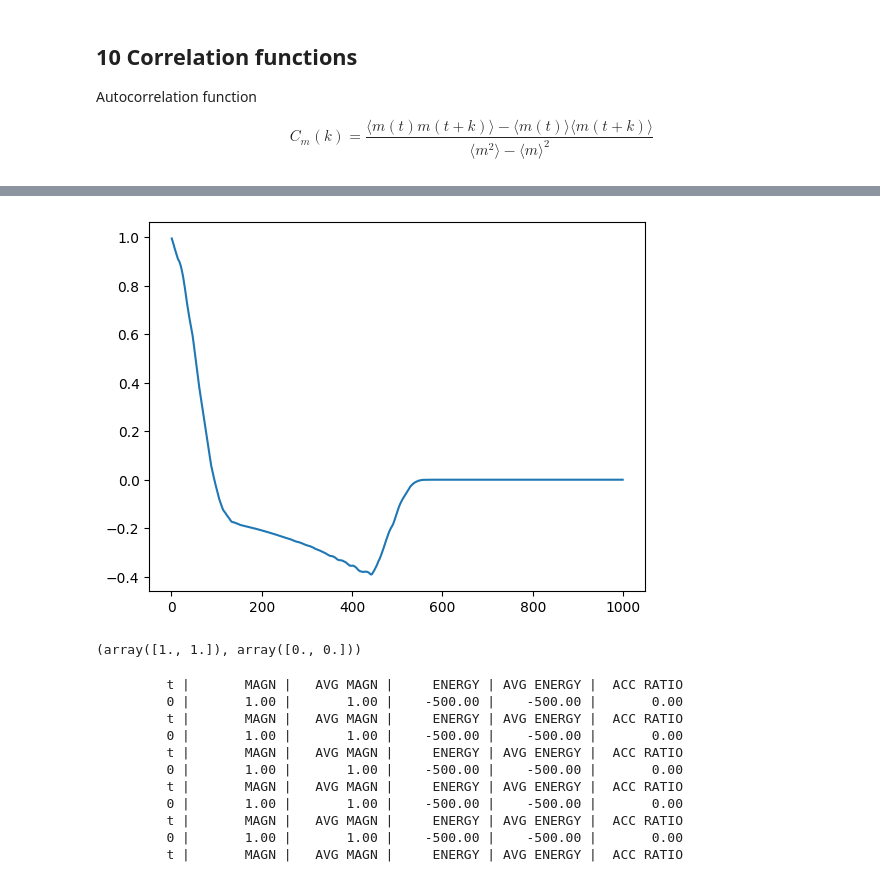
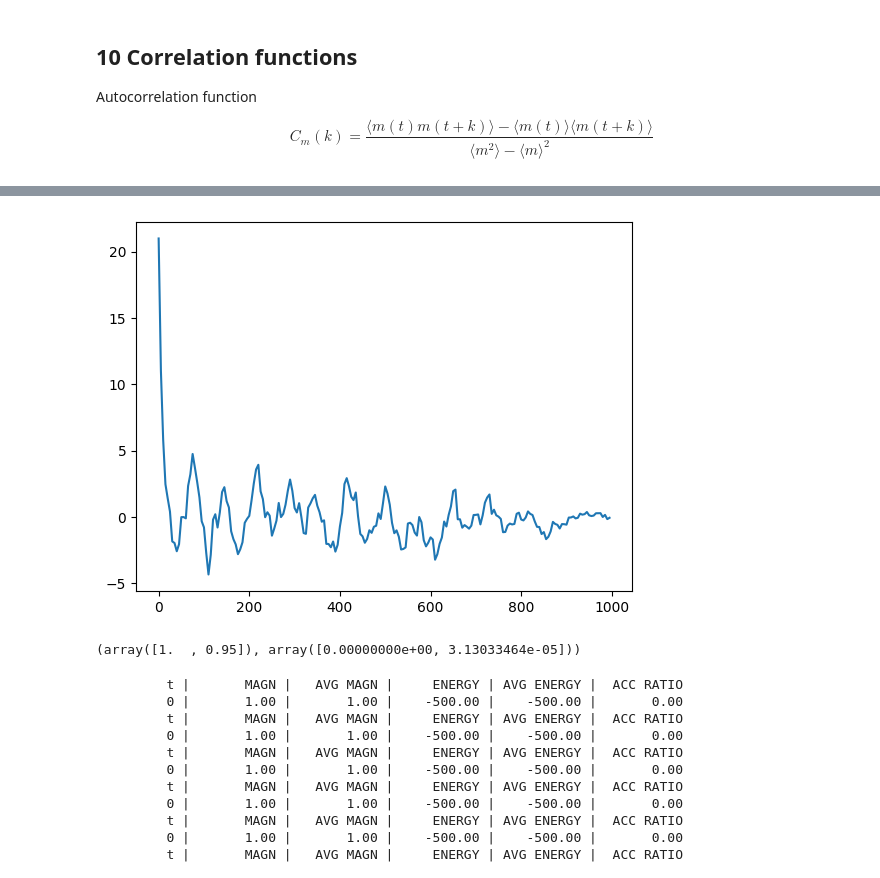
Before and after one commit to jocelas/ACOMP, a Jupyter notebook: sht3/ising_mc.ipynb, the cells around one changed output, grey strips where cells are left out. Cells and saved outputs as stored; diff of their text form; code cells hidden in the pictures.

```diff
--- a/sht3/ising_mc.ipynb
+++ b/sht3/ising_mc.ipynb
@@ -388,11 +412,11 @@ import matplotlib.pyplot as plt
 pars = dict(
     system_size = 100,
     h_over_j = 0.0,
-    init_strategy = "all-up",
+    init_strategy = "random",
     boundary_conditions = "pbc",
-    T=0.4,
-    i_stats = 10,
-    i_stats_out = 10000
+    T=1.2,
+    i_stats = 1,
+    i_stats_out = 1
 )
 
 system = IsingModelMC_1D(pars)
@@ -431,5 +455,5 @@ plt.show()
 # %%
-def compute_autocorrelation(steps, magnetization):
+def compute_autocorrelation_old(steps, magnetization):
     autocorr = empty(steps)
     for k in range(steps):
         m_avg = mean(magnetization[:-k])
@@ -440,15 +464,40 @@ def compute_autocorrelation(steps, magnetization):
         corr /= (steps-k)
         autocorr[k] = corr - m_avg * m_k_avg
     return autocorr
+# %%
+def compute_autocorrelation(m): #chatGPT
+    m = asarray(m, dtype=float)
+    N = m.size
+
+    # mean and variance (population var)
+    mu = m.mean()
+    var = m.var()
+
+    # demeaned series
+    x = m - mu
+
+    # full autocovariance via FFT-based correlate (faster for large N)
+    # 'full' delivers lags from -(N-1) to +(N-1)
+    acov_full = correlate(x, x, mode='full') / N
+
+    # take only non-negative lags (from 0 to N-1)
+    acov = acov_full[N-1:]
+
+    # normalize by variance to get autocorrelation
+    return acov / var
 # %%
-magnetization_variance = var(magnetization)
+skip = 5
 
-normalized_autocorrelation_function = compute_autocorrelation(steps, magnetization) / magnetization_variance
 
-plt.plot(arange(steps), normalized_autocorrelation_function)
+magnetization_variance = var(magnetization[::skip])
+
+
+normalized_autocorrelation_function = compute_autocorrelation(magnetization[::skip]) / magnetization_variance
+
+plt.plot(arange(steps)[::skip], normalized_autocorrelation_function)
 plt.show()
 # %% [output]
-[figure, old version]
+[figure, new version]
 # %%
 def spin_correlation_analytical(r, T, h_over_j):
     '''
@@ -467,19 +516,19 @@ def spin_correlation_analytical(r, T, h_over_j):
 
     # full two-point function
     return m**2 + (1 - m**2) * (lam2/lam1)**r
-
-def spin_correlation_numerical(system, steps, r):
-
-    if (r >= system.N).any() or (r < 0).any():
-        raise ValueError("Index out of bounds.")
-
-    spin_correlation = empty((steps,len(r)))
-    for i in range(steps):
-        for j in range(len(r)):
-            spin_correlation[i,j] = system.config[0] * system.config[r[j]]
-            system.do_sweep()
-    return mean(spin_correlation, axis = 0), std(spin_correlation, axis = 0, ddof = 1)/system.N**2
-
-spin_correlation_numerical(system, 200, array([1,5]))
-# %% [output]
-(array([1., 1.]), array([0., 0.]))
+# %%
+def spin_correlation_numerical(system, steps, r):
+
+    if (r >= system.N).any() or (r < 0).any():
+        raise ValueError("Index out of bounds.")
+
+    spin_correlation = empty((steps,len(r)))
+    for i in range(steps):
+        for j in range(len(r)):
+            spin_correlation[i,j] = system.config[0] * system.config[r[j]]
+            system.do_sweep()
+    return mean(spin_correlation, axis = 0), std(spin_correlation, axis = 0, ddof = 1)/system.N**2
+
+spin_correlation_numerical(system, 200, array([1,5]))
+# %% [output]
+(array([1.  , 0.95]), array([0.00000000e+00, 3.13033464e-05]))
```
Also changed, not shown: parts of 9 cells of this notebook, 1 other file.
